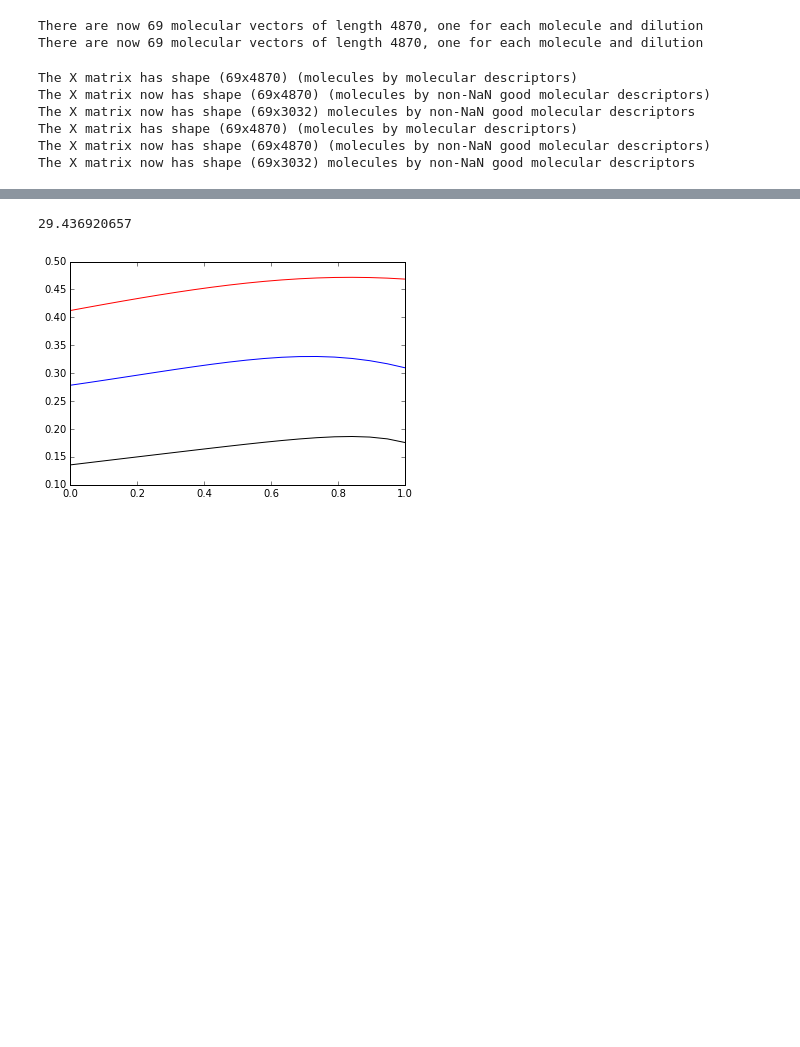
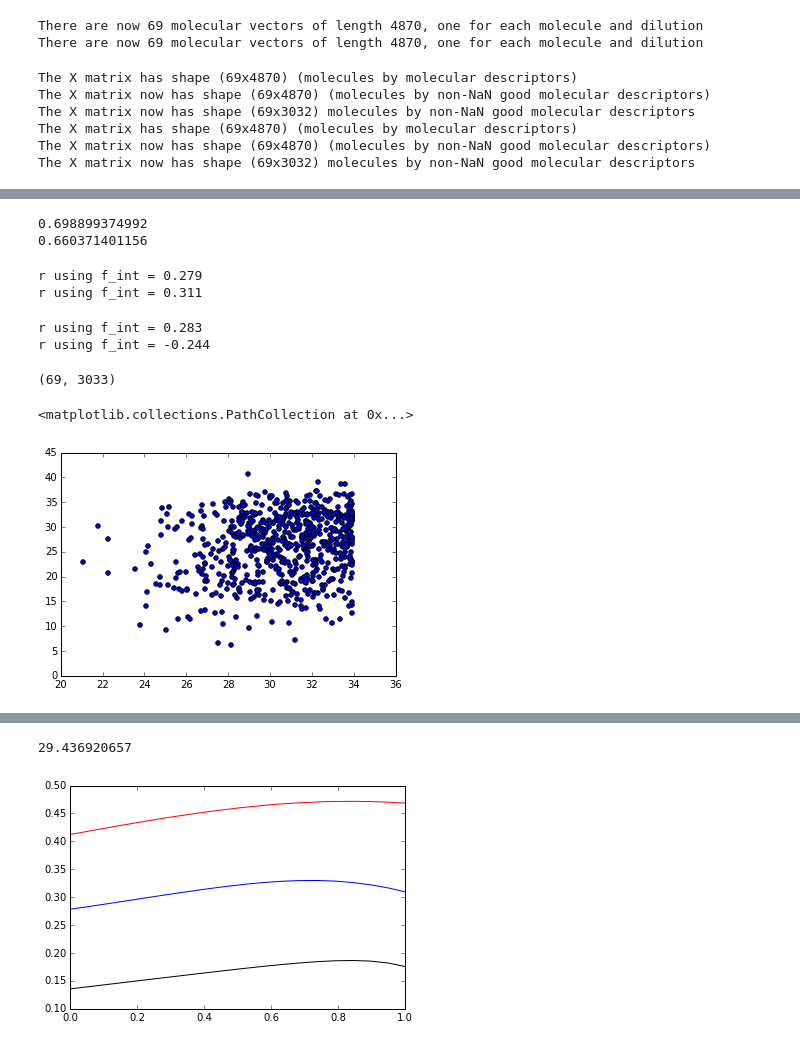
Before and after one commit to beanSsong/dream, a Jupyter notebook: dream.ipynb, the cells around one changed output, grey strips where cells are left out. Cells and saved outputs as stored; diff of their text form; code cells hidden in the pictures; blank space fills up the shorter version.

```diff
--- a/dream.ipynb
+++ b/dream.ipynb
@@ -681,0 +642,39 @@ Y = None
+# %%
+# Use random forest regression to fit the entire training data set, one descriptor set at a time.
+
+rf1 = RandomForestRegressor(max_features=1500,n_estimators=1000,
+                                     n_jobs=-1,
+                                     oob_score=True)
+rf2 = RandomForestRegressor(max_features=1500,n_estimators=1000,
+                                     n_jobs=-1,
+                                     oob_score=True)
+x = X_training
+y = Y_training['mean_std'][:,0]
+rf1.fit(x[:,:],y)
+rf2.fit(x[:,:-1],y)
+print(scoring.r2(None,None,rf1.oob_prediction_,y))
+print(scoring.r2(None,None,rf2.oob_prediction_,y))
+# %% [output]
+0.698899374992
+0.660371401156
+# %%
+print('r using f_int = %.3g' % scoring.r2(None,None,f_int(rf1.oob_prediction_),Y_training['mean_std'][:,21]))
+print('r using f_int = %.3g' % scoring.r2(None,None,f_int(rf2.oob_prediction_),Y_training['mean_std'][:,21]))
+# %% [output]
+r using f_int = 0.279
+r using f_int = 0.311
+# %%
+print('r using f_int = %.3g' % scoring.r2(None,None,f_int(rf1.predict(X_leaderboard[:,:])),Y_leaderboard['mean_std'][:,21]))
+print('r using f_int = %.3g' % scoring.r2(None,None,f_int(rf2.predict(X_leaderboard[:,:-1])),Y_leaderboard['mean_std'][:,21]))
+# %% [output]
+r using f_int = 0.283
+r using f_int = -0.244
+# %%
+X_leaderboard.shape
+# %% [output]
+(69, 3033)
+# %%
+plt.scatter(f_int(rfcs[2][0][0].oob_prediction_[:,0]),Y_training['mean_std'][:,21])
+# %% [output]
+<matplotlib.collections.PathCollection at 0x...>
+[figure, added]
```
Also changed, not shown: parts of 126 cells of this notebook, 1 other file.
